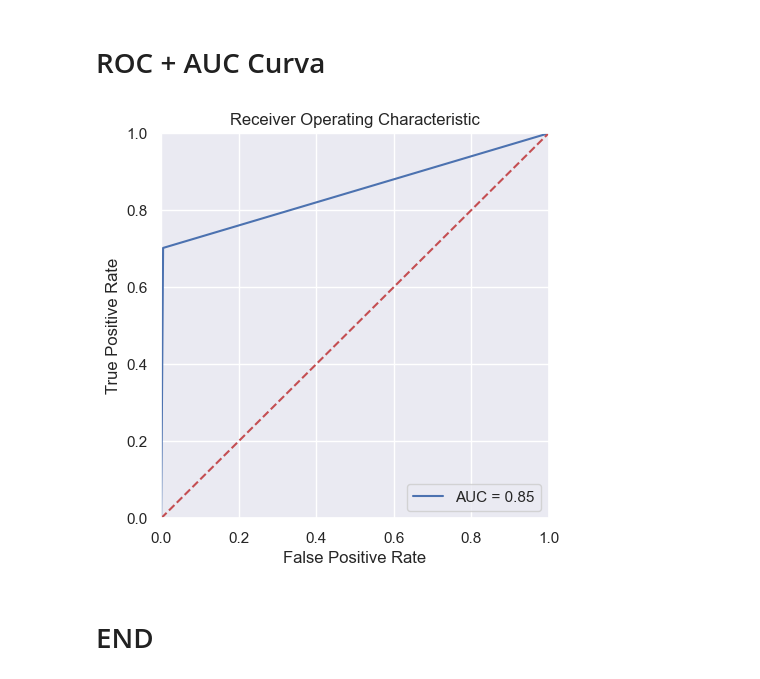
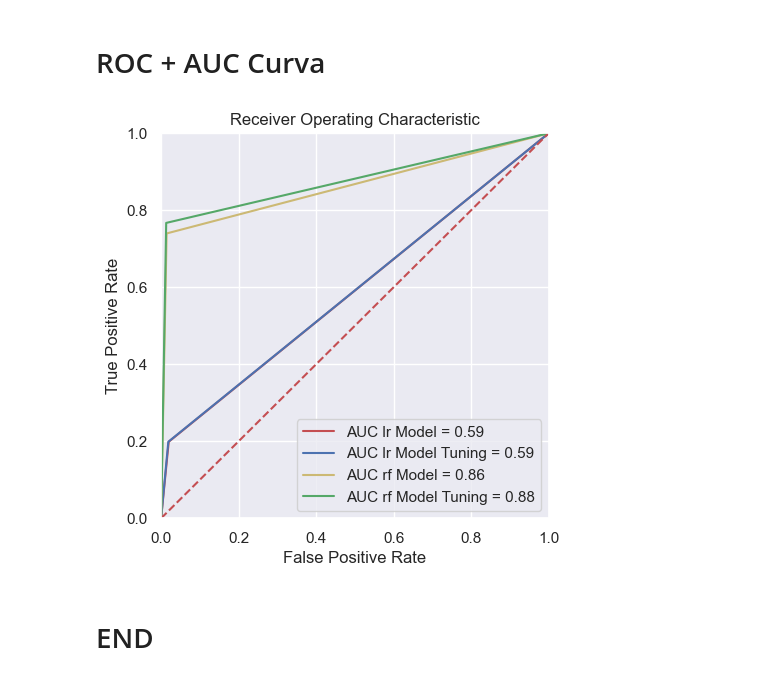
Before and after one commit to iwanlaudin0101/Customer-Churn-Prediction, a Jupyter notebook: Service Provider - Customer Churn Prediction.ipynb, the cells around one changed output. Cells and saved outputs as stored; diff of their text form; code cells hidden in the pictures.

```diff
--- a/Service Provider - Customer Churn Prediction.ipynb
+++ b/Service Provider - Customer Churn Prediction.ipynb
@@ -340,14 +300,14 @@ from sklearn.preprocessing import MinMaxScaler, StandardScaler
 X = df_train.drop(['target'], axis=1)
 y = df_train['target']
 # %%
-x_train, x_val, y_train, y_val = train_test_split(X, y, test_size=0.25, random_state=45)
+x_train, x_test, y_train, y_test = train_test_split(X, y, test_size=0.25, random_state=45)
 # %%
 to_scale = [col for col in df_train.columns if df_train[col].max()>1]
 
-scaler = MinMaxScaler(feature_range=(0, 1))
+scaler = StandardScaler()
 scaler.fit(x_train[to_scale])
 x_train[to_scale] = scaler.transform(x_train[to_scale])
-x_val[to_scale] = scaler.transform(x_val[to_scale])
+x_test[to_scale] = scaler.transform(x_test[to_scale])
 df_test[to_scale] = scaler.transform(df_test[to_scale])
 # %% [markdown]
 # Modeling & Evaluate Model
@@ -419,6 +387,7 @@ rf_score_test = rf_model.score(x_val, y_val)
 ## Tuning Parameter Logistic Regression
 # %%
 params = {
+    'solver': ['newton-cg', 'lbfgs', 'liblinear'],
     'penalty': ['l1', 'l2'],
     'C': np.logspace(-4,4,20)
 }
@@ -458,8 +435,9 @@ F1-Score = 0.42
 params = {
     'bootstrap': [True],
     'max_depth': [6, 10, 25, 50],
-    'max_features': [2, 4, 6, 8, 10, 15, 25],
-    'n_estimators': [50, 60, 80, 100]
+    'max_features': [2, 4, 6, 8, 10, 13],
+    'n_estimators': [80, 100, 150, 200],
+    'criterion' : ['entropy']
 }
 
 kfold = StratifiedKFold(n_splits=5, shuffle=True, random_state=0)
@@ -491,21 +497,35 @@ F1-Score = 0.80
 # %% [markdown]
 # ROC + AUC Curva
 # %%
-rf_grid_predict = rf_grid_model.predict(x_val)
+lr_predict = lr_model.predict(x_test)
+lr_grid_predict = lr_grid_model.predict(x_test)
+rf_predict = rf_model.predict(x_test)
+rf_grid_predict = rf_grid_model.predict(x_test)
 
-fpr, tpr, treshold = roc_curve(y_val, rf_grid_predict)
+fpr, tpr, treshold = roc_curve(y_test, lr_predict)
+fpr1, tpr1, treshold1 = roc_curve(y_test, lr_grid_predict)
+fpr2, tpr2, treshold2 = roc_curve(y_test, rf_predict)
+fpr3, tpr3, treshold3 = roc_curve(y_test, rf_grid_predict)
+
 roc_auc = auc(fpr, tpr)
-f, ax = plt.subplots(figsize=(5, 5))
+roc_auc1 = auc(fpr1, tpr1)
+roc_auc2 = auc(fpr2, tpr2)
+roc_auc3 = auc(fpr3, tpr3)
+
+plt.figure(figsize=(5, 5))
 plt.title('Receiver Operating Characteristic')
-plt.plot(fpr, tpr, 'b', label='AUC = %0.2f' % roc_auc)
+plt.plot(fpr, tpr, 'r', label='AUC lr Model = %0.2f' % roc_auc)
+plt.plot(fpr1, tpr1, 'b', label='AUC lr Model Tuning = %0.2f' % roc_auc1)
+plt.plot(fpr2, tpr2, 'y', label='AUC rf Model = %0.2f' % roc_auc2)
+plt.plot(fpr3, tpr3, 'g', label='AUC rf Model Tuning = %0.2f' % roc_auc3)
 plt.legend(loc='lower right')
 plt.plot([0, 1], [0, 1], 'r--')
 plt.xlim([0, 1])
 plt.ylim([0, 1])
 plt.ylabel('True Positive Rate')
 plt.xlabel('False Positive Rate')
 plt.show()
 # %% [output]
-[figure, old version]
+[figure, new version]
 # %% [markdown]
 # END
```
Also changed, not shown: parts of 53 cells of this notebook, 1 other file.
